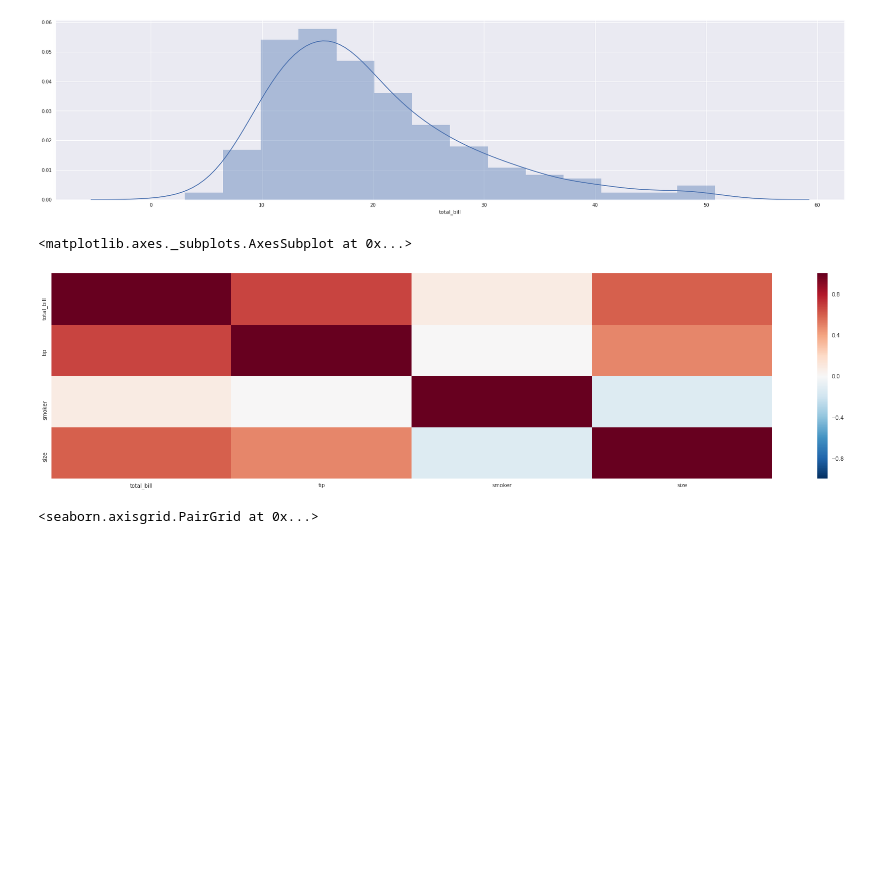
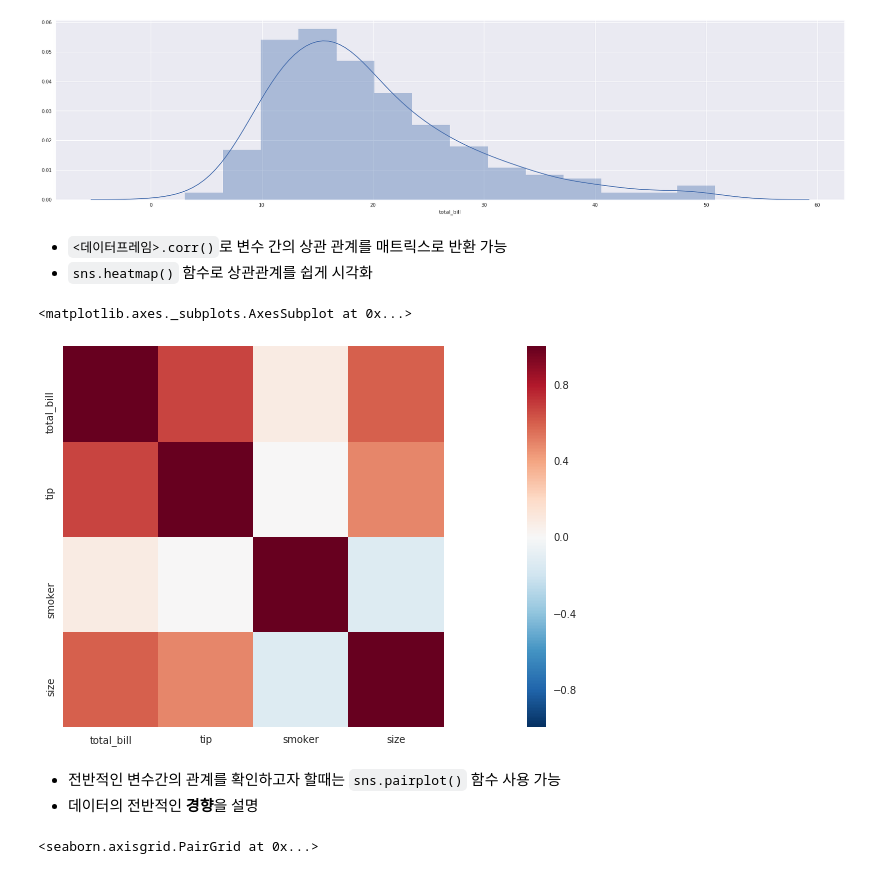
Before and after one commit to kookoowaa/ML_with_GCP, a Jupyter notebook: 02 Google Datalab.ipynb, the cells around one changed output. Saved outputs shown, nothing was run; the diff lists cells and outputs as text; code cells hidden in the pictures; blank space fills up the shorter version.

```diff
--- a/02 Google Datalab.ipynb
+++ b/02 Google Datalab.ipynb
@@ -277,12 +301,18 @@ sns.distplot(df.total_bill)
 # %% [output]
 <matplotlib.axes._subplots.AxesSubplot at 0x...>
 [figure]
+# %% [markdown]
+- `<데이터프레임>.corr()`로 변수 간의 상관 관계를 매트릭스로 반환 가능
+- `sns.heatmap()` 함수로 상관관계를 쉽게 시각화
 # %%
 corr = df.corr()
-sns.heatmap(corr)
+sns.heatmap(corr, square=True)
 # %% [output]
 <matplotlib.axes._subplots.AxesSubplot at 0x...>
-[figure, old version]
+[figure, new version]
+# %% [markdown]
+- 전반적인 변수간의 관계를 확인하고자 할때는 `sns.pairplot()` 함수 사용 가능
+- 데이터의 전반적인 **경향**을 설명
 # %%
 sns.pairplot(df, hue = 'time')
 # %% [output]
```
Also changed, not shown: parts of 15 cells of this notebook.
